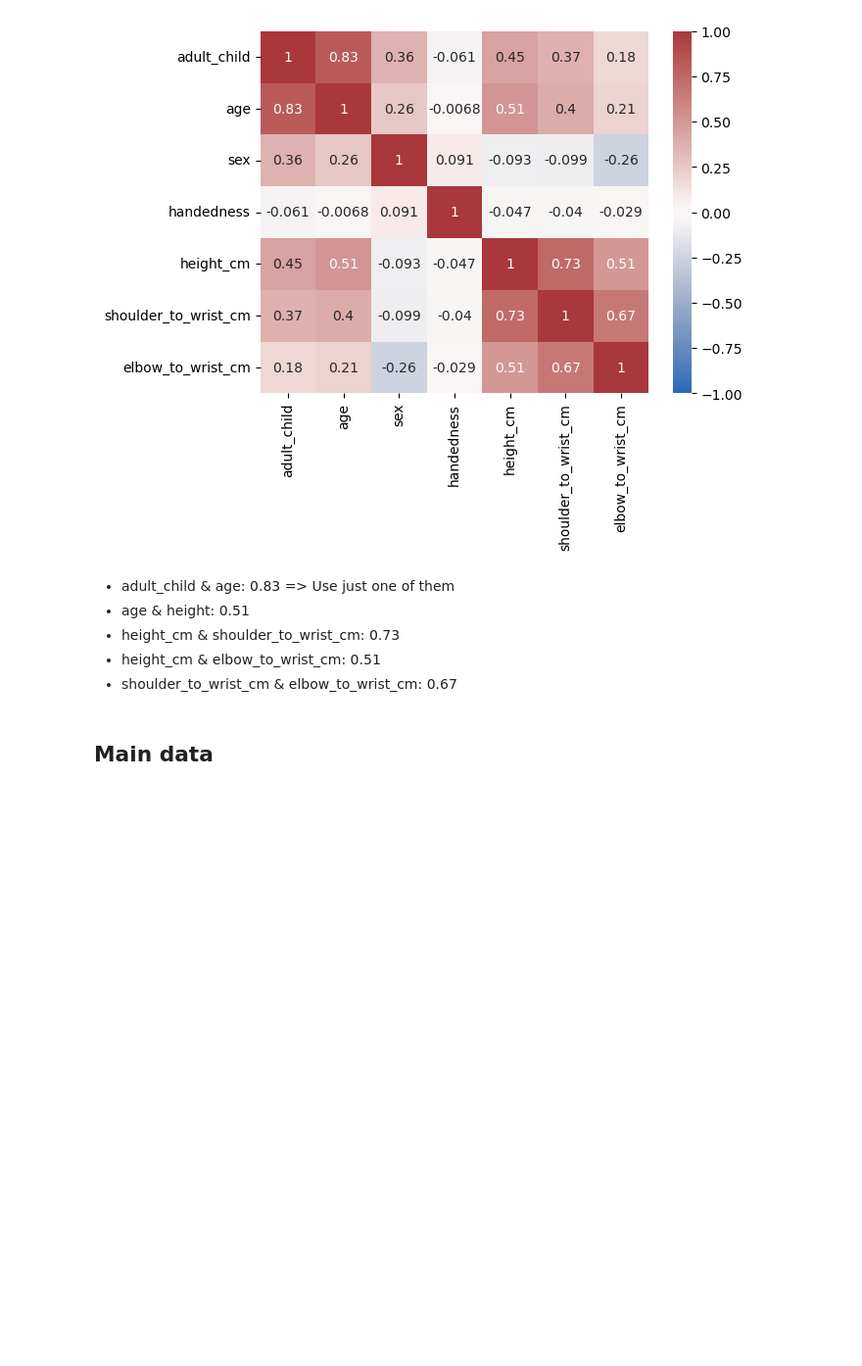
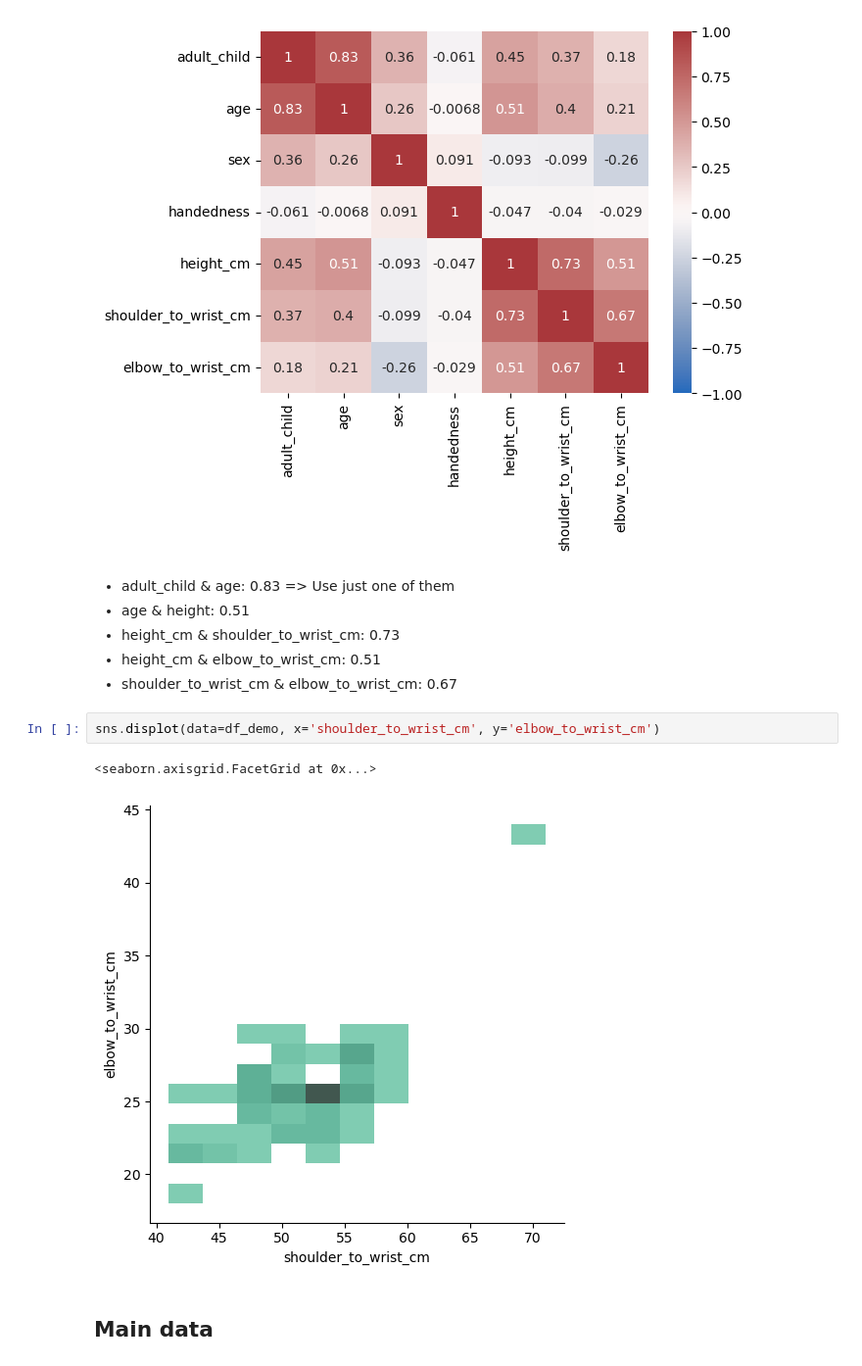
Before and after one commit to greenrey/kaggle, a Jupyter notebook: detect behavior with sensor data/detect_behavior_with_sensor_data.ipynb, the cells around one changed output. Shown: that part at 98% size. Drawn from its saved outputs; the diff is of its cells as text; blank space fills up the shorter version.

```diff
--- a/detect behavior with sensor data/detect_behavior_with_sensor_data.ipynb
+++ b/detect behavior with sensor data/detect_behavior_with_sensor_data.ipynb
@@ -101,6 +105,11 @@ plt.show()
 - height_cm & shoulder_to_wrist_cm: 0.73
 - height_cm & elbow_to_wrist_cm: 0.51
 - shoulder_to_wrist_cm & elbow_to_wrist_cm: 0.67
+# %%
+sns.displot(data=df_demo, x='shoulder_to_wrist_cm', y='elbow_to_wrist_cm')
+# %% [output]
+<seaborn.axisgrid.FacetGrid at 0x...>
+[figure, added]
 # %% [markdown]
 ## Main data
 # %%
```
Also changed, not shown: parts of 17 cells of this notebook.
